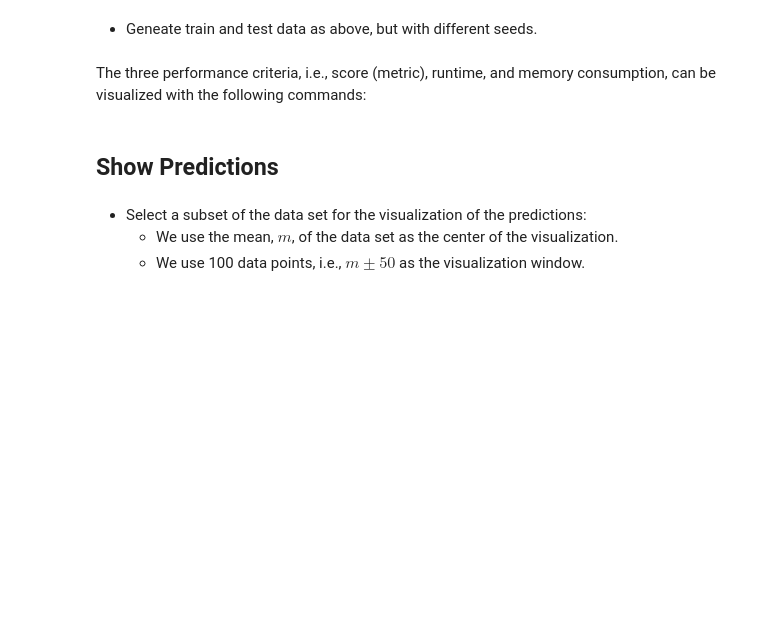
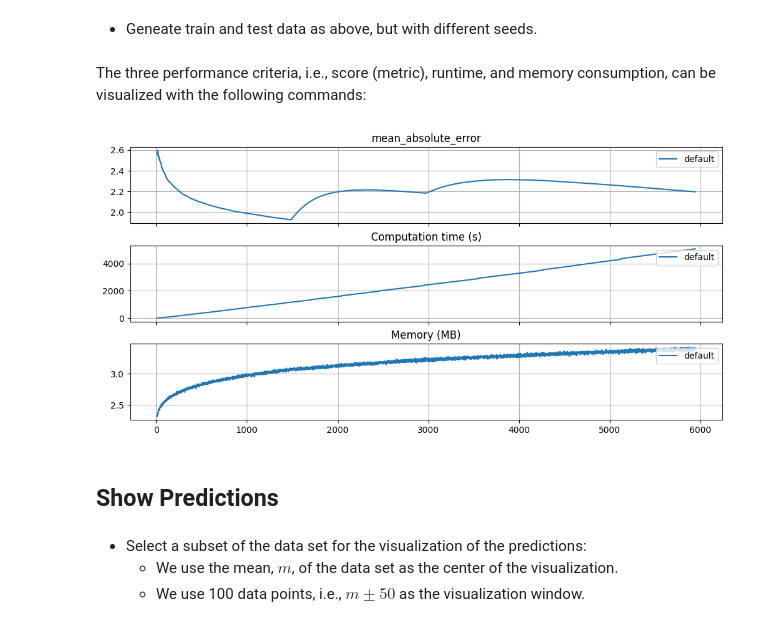
Before and after one commit to sn-code-inside/online-machine-learning, a Jupyter notebook: ch10_friedman-hpt-amf.ipynb, the cells around one changed output. Saved outputs shown, nothing was run; the diff lists cells and outputs as text; code cells hidden in the pictures; blank space fills up the shorter version.

```diff
--- a/ch10_friedman-hpt-amf.ipynb
+++ b/ch10_friedman-hpt-amf.ipynb
@@ -343,7 +378,9 @@ The three performance criteria, i.e., score (metric), runtime, and memory consum
 # %%
 from spotRiver.evaluation.eval_bml import plot_bml_oml_horizon_metrics, plot_bml_oml_horizon_predictions
 df_labels=["default"]
-plot_bml_oml_horizon_metrics(df_eval = [df_eval_default], log_y=False, df_labels=df_labels, metric=fun_control["metric_sklearn"])
+plot_bml_oml_horizon_metrics(df_eval = [df_eval_default], log_y=False, df_labels=df_labels, metric=fun_control["metric_sklearn"], skip_first_n=10, skip_last_n=10)
+# %% [output]
+[figure, added]
 # %% [markdown]
 ## Show Predictions
 # %% [markdown]
```
Also changed, not shown: parts of 14 cells of this notebook, 5 other files.
